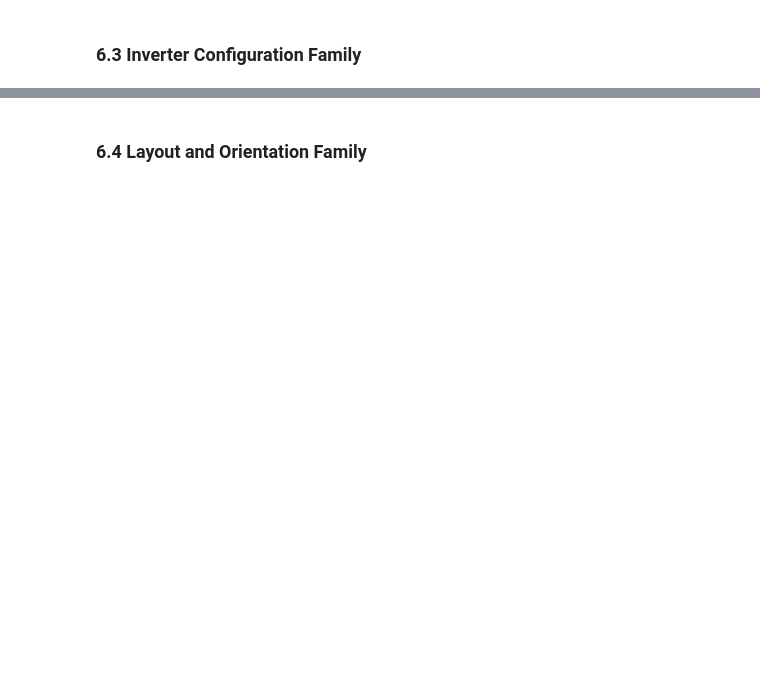
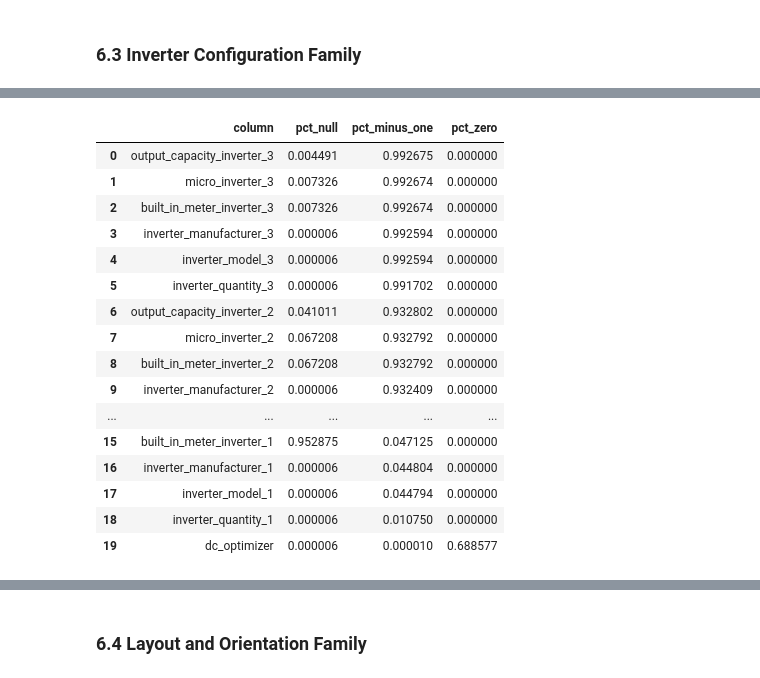
Before and after one commit to AsmaaELBorki/03_tts_configuration, a Jupyter notebook: notebooks/01_structural_degrees_of_freedom_at_fixed_size.ipynb, the cells around one changed output, grey strips where cells are left out. Cells and saved outputs as stored; diff of their text form; code cells hidden in the pictures; blank space fills up the shorter version.

```diff
--- a/notebooks/01_structural_degrees_of_freedom_at_fixed_size.ipynb
+++ b/notebooks/01_structural_degrees_of_freedom_at_fixed_size.ipynb
@@ -1239,0 +1419,63 @@ This evaluation follows in subsequent sections.
+# %%
+# Step 3 — Descriptive Diagnostics:
+# Assess placeholder usage, missingness, and zero values in inverter-related columns
+
+inverter_columns = [
+    # Identity and quantity
+    "inverter_manufacturer_1", "inverter_manufacturer_2", "inverter_manufacturer_3",
+    "inverter_model_1", "inverter_model_2", "inverter_model_3",
+    "inverter_quantity_1", "inverter_quantity_2", "inverter_quantity_3",
+
+    # Electrical capacity
+    "output_capacity_inverter_1", "output_capacity_inverter_2", "output_capacity_inverter_3",
+    "inverter_loading_ratio",
+
+    # Technology / features
+    "micro_inverter_1", "micro_inverter_2", "micro_inverter_3",
+    "built_in_meter_inverter_1", "built_in_meter_inverter_2", "built_in_meter_inverter_3",
+    "dc_optimizer",
+]
+
+placeholder_rows = []
+
+for col in inverter_columns:
+    s = inverter_raw[col]
+
+    placeholder_rows.append({
+        "column": col,
+        "pct_null": s.isna().mean(),
+        "pct_minus_one": (
+            (s == -1).mean() if s.dtype != "object"
+            else (s == "-1").mean()
+        ),
+        "pct_zero": (
+            (s == 0).mean() if s.dtype != "object"
+            else 0.0
+        ),
+    })
+
+inverter_placeholder_summary = (
+    pd.DataFrame(placeholder_rows)
+    .sort_values(["pct_minus_one", "pct_null"], ascending=False)
+    .reset_index(drop=True)
+)
+
+inverter_placeholder_summary
+# %% [output]
+|  | column | pct_null | pct_minus_one | pct_zero |
+| 0 | output_capacity_inverter_3 | 0.004491 | 0.992675 | 0.000000 |
+| 1 | micro_inverter_3 | 0.007326 | 0.992674 | 0.000000 |
+| 2 | built_in_meter_inverter_3 | 0.007326 | 0.992674 | 0.000000 |
+| 3 | inverter_manufacturer_3 | 0.000006 | 0.992594 | 0.000000 |
+| 4 | inverter_model_3 | 0.000006 | 0.992594 | 0.000000 |
+| 5 | inverter_quantity_3 | 0.000006 | 0.991702 | 0.000000 |
+| 6 | output_capacity_inverter_2 | 0.041011 | 0.932802 | 0.000000 |
+| 7 | micro_inverter_2 | 0.067208 | 0.932792 | 0.000000 |
+| 8 | built_in_meter_inverter_2 | 0.067208 | 0.932792 | 0.000000 |
+| 9 | inverter_manufacturer_2 | 0.000006 | 0.932409 | 0.000000 |
+| ... | ... | ... | ... | ... |
+| 15 | built_in_meter_inverter_1 | 0.952875 | 0.047125 | 0.000000 |
+| 16 | inverter_manufacturer_1 | 0.000006 | 0.044804 | 0.000000 |
+| 17 | inverter_model_1 | 0.000006 | 0.044794 | 0.000000 |
+| 18 | inverter_quantity_1 | 0.000006 | 0.010750 | 0.000000 |
+| 19 | dc_optimizer | 0.000006 | 0.000010 | 0.688577 |
```
Also changed, not shown: parts of 38 cells of this notebook.
